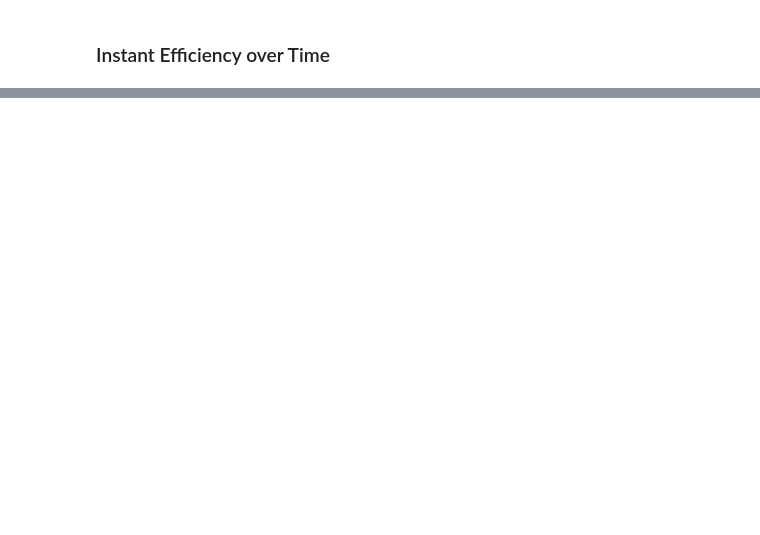
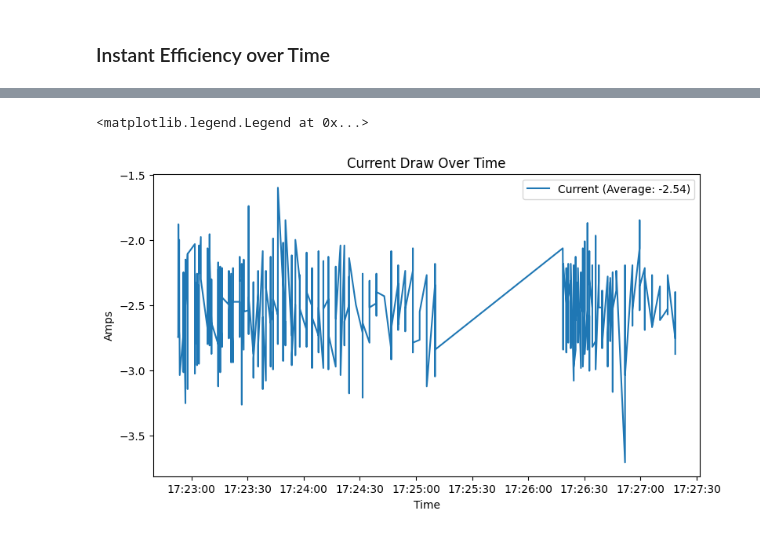
Before and after one commit to UOSupermileage/UOSM-TelemetryDataProcessing, a Jupyter notebook: AWS-Example.ipynb, the cells around one changed output, grey strips where cells are left out. Saved outputs shown, nothing was run; the diff lists cells and outputs as text; code cells hidden in the pictures; blank space fills up the shorter version.

```diff
--- a/AWS-Example.ipynb
+++ b/AWS-Example.ipynb
@@ -125,0 +159,14 @@ rightAx.legend()
+# %%
+fig, ax = plt.subplots()
+fig.set_size_inches(9,5)
+
+ax.set_title("Current Draw Over Time")
+ax.set_ylabel("Amps")
+ax.set_xlabel("Time")
+
+ax.plot(timestamps, currents)
+legend = ['Current (Average: %.2f)' %(sum(currents) / len(currents))]
+ax.legend(legend)
+# %% [output]
+<matplotlib.legend.Legend at 0x...>
+[figure, added]
```
Also changed, not shown: parts of 6 cells of this notebook, 4 other files.
